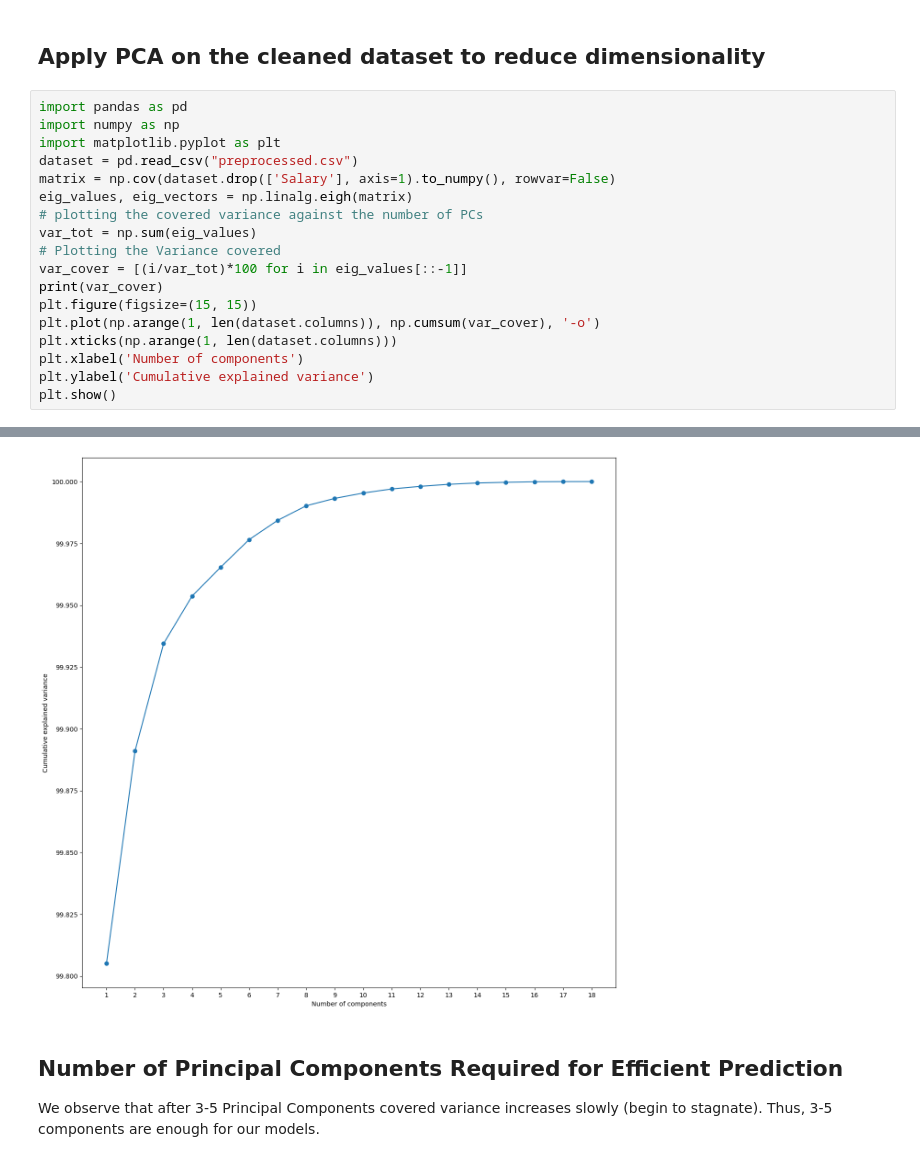
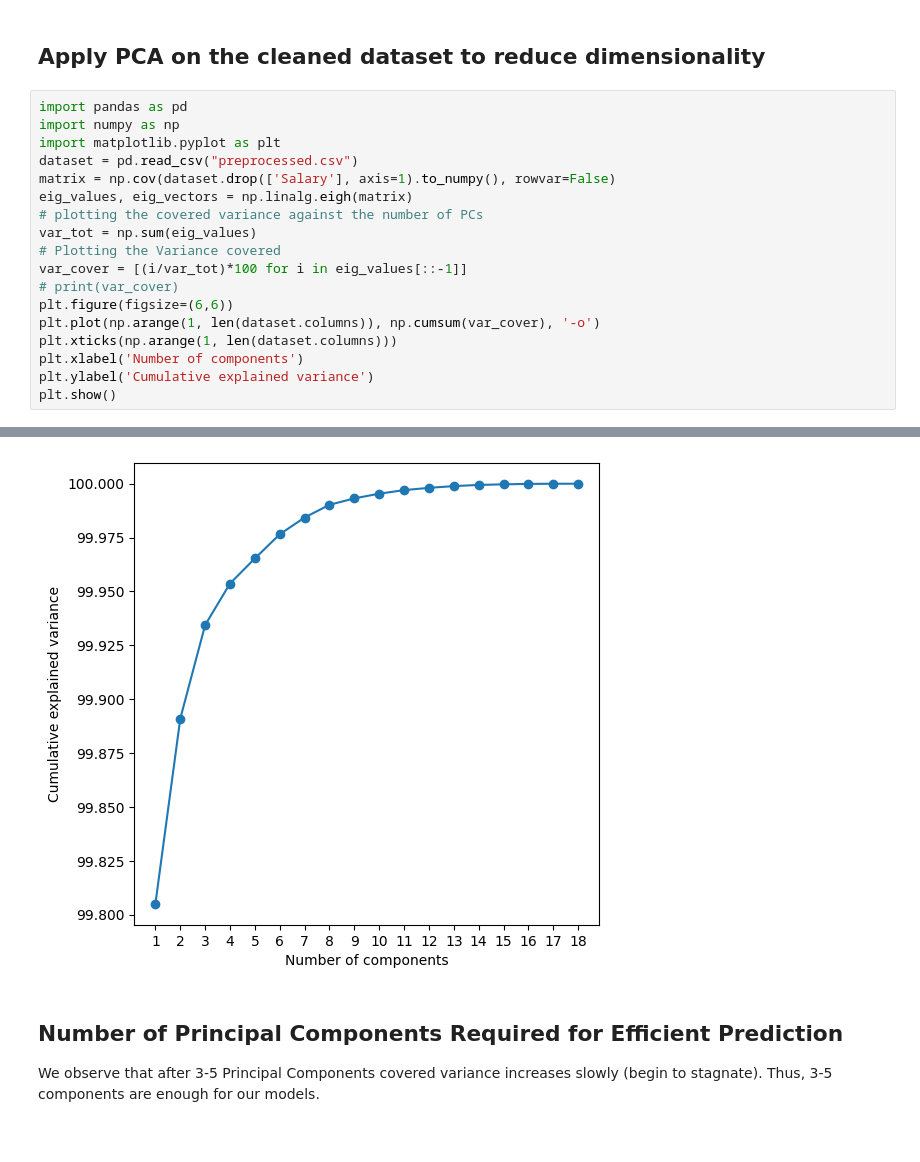
Before and after one commit to Neo-Panther/PCA-Linear-Regression, a Jupyter notebook: 2-B.ipynb, the cells around one changed output, grey strips where cells are left out. Cells and saved outputs as stored; diff of their text form.

```diff
--- a/2-B.ipynb
+++ b/2-B.ipynb
@@ -244,8 +244,8 @@ eig_values, eig_vectors = np.linalg.eigh(matrix)
 var_tot = np.sum(eig_values)
 # Plotting the Variance covered
 var_cover = [(i/var_tot)*100 for i in eig_values[::-1]]
-print(var_cover)
-plt.figure(figsize=(15, 15))
+# print(var_cover)
+plt.figure(figsize=(6,6))
 plt.plot(np.arange(1, len(dataset.columns)), np.cumsum(var_cover), '-o')
 plt.xticks(np.arange(1, len(dataset.columns)))
 plt.xlabel('Number of components')
@@ -272,4 +255,4 @@ plt.show()
-[figure, old version]
+[figure, new version]
 # %% [markdown]
 ## Number of Principal Components Required for Efficient Prediction
 
```
Also changed, not shown: parts of 4 cells of this notebook.
